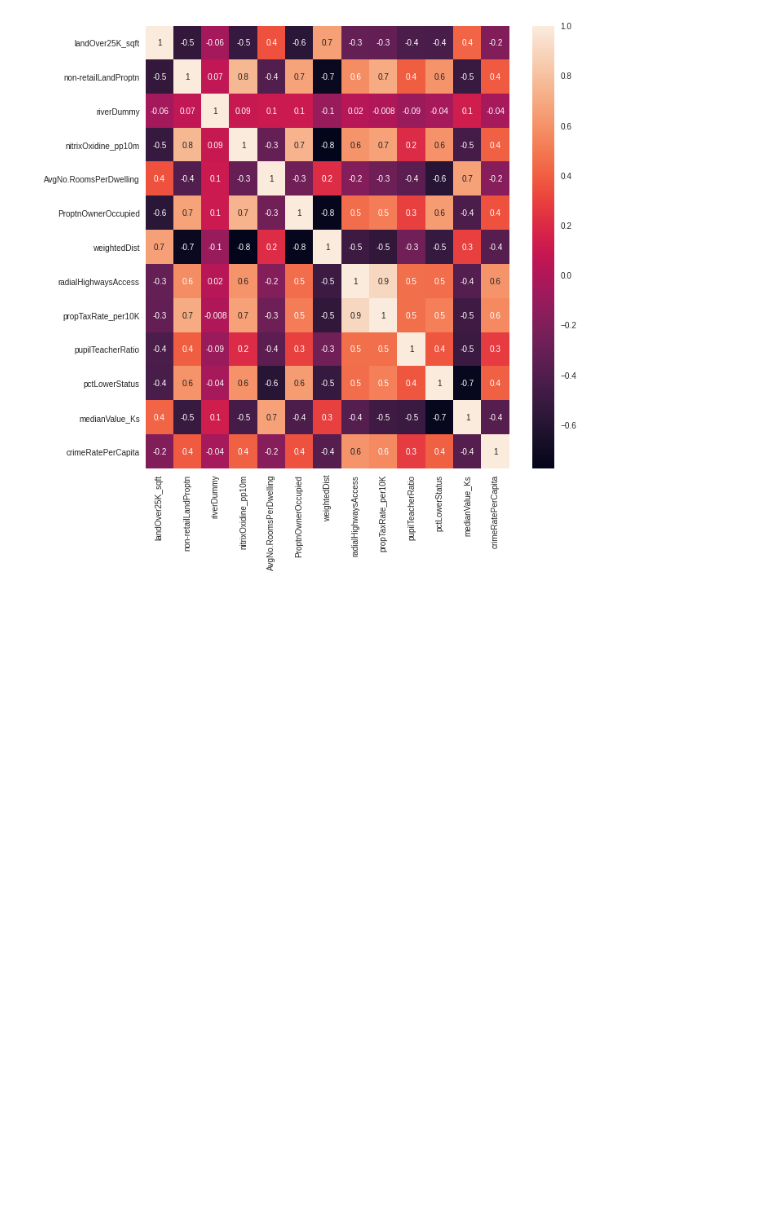
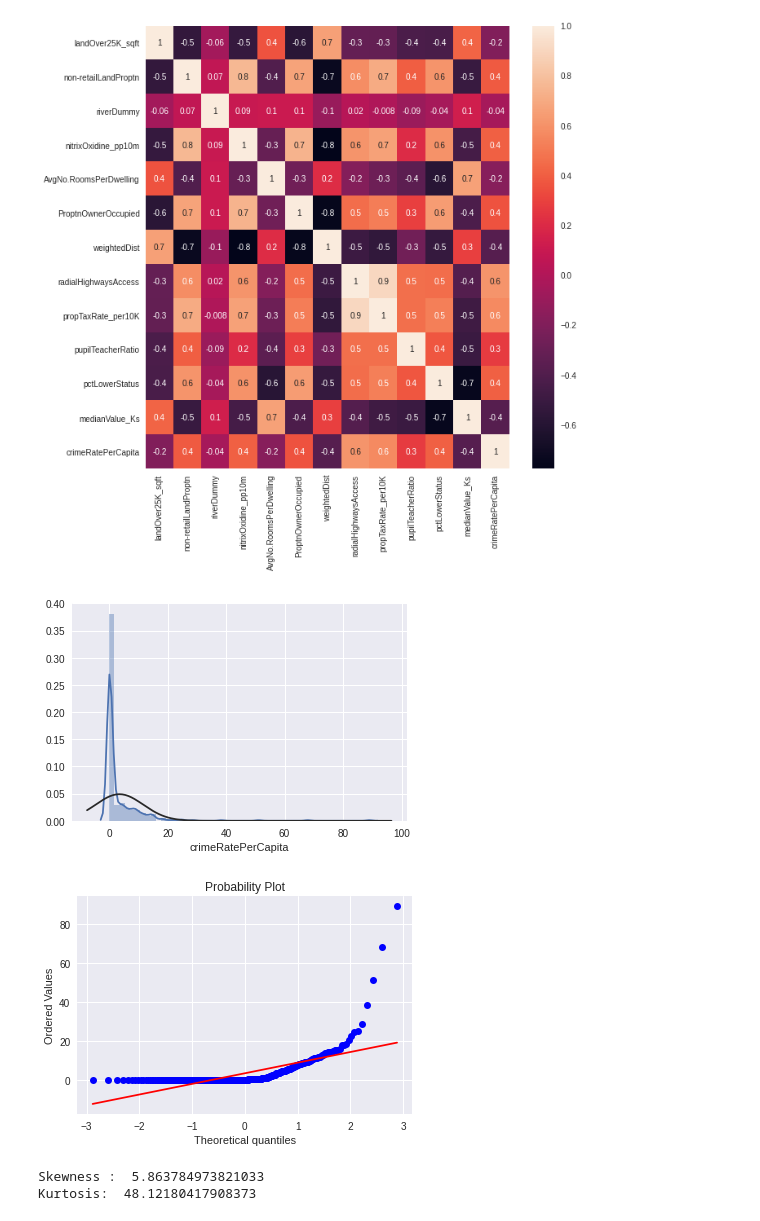
Before and after one commit to FauziArifin/PacktData, a Jupyter notebook: CrimeRate_Boston.ipynb, the cells around one changed output. Saved outputs shown, nothing was run; the diff lists cells and outputs as text; code cells hidden in the pictures; blank space fills up the shorter version.

```diff
--- a/CrimeRate_Boston.ipynb
+++ b/CrimeRate_Boston.ipynb
@@ -153,3 +153,23 @@ sns.heatmap(train.corr(), annot = True, fmt='.1g', ax=ax)
 # %% [output]
 <matplotlib.axes._subplots.AxesSubplot at 0x...>
 [figure]
+# %%
+from scipy.stats import norm
+from scipy import stats
+
+#Plot histogram
+sns.distplot(train['crimeRatePerCapita'], fit = norm)
+
+#Get the fitted parameters used by the function
+fig = plt.figure()
+res = stats.probplot(train['crimeRatePerCapita'], plot = plt)
+plt.show()
+
+#Skewness and kurtosis
+print('Skewness : ',train['crimeRatePerCapita'].skew())
+print('Kurtosis: ',train['crimeRatePerCapita'].kurt())
+# %% [output]
+[figure, added]
+[figure, added]
+Skewness :  5.863784973821033
+Kurtosis:  48.12180417908373
```
Also changed, not shown: parts of 4 cells of this notebook.
